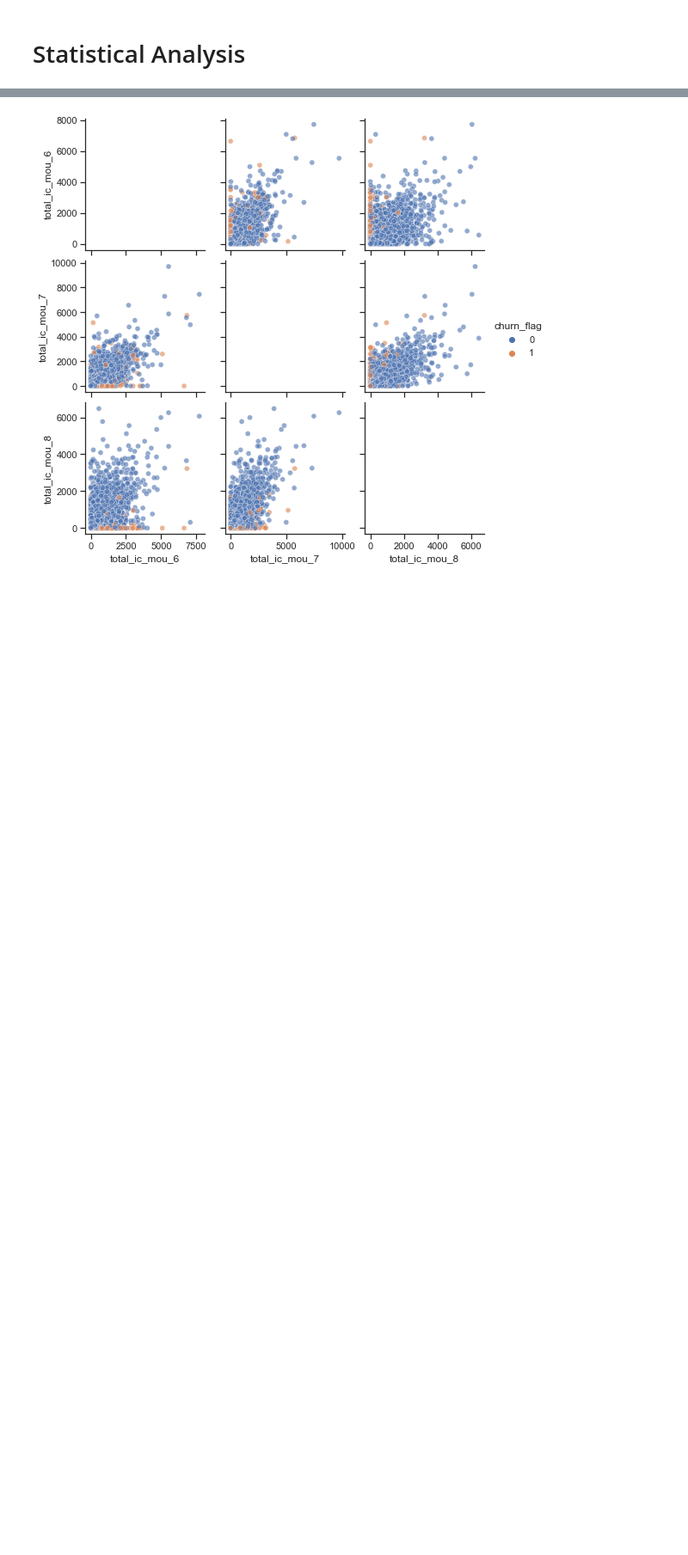
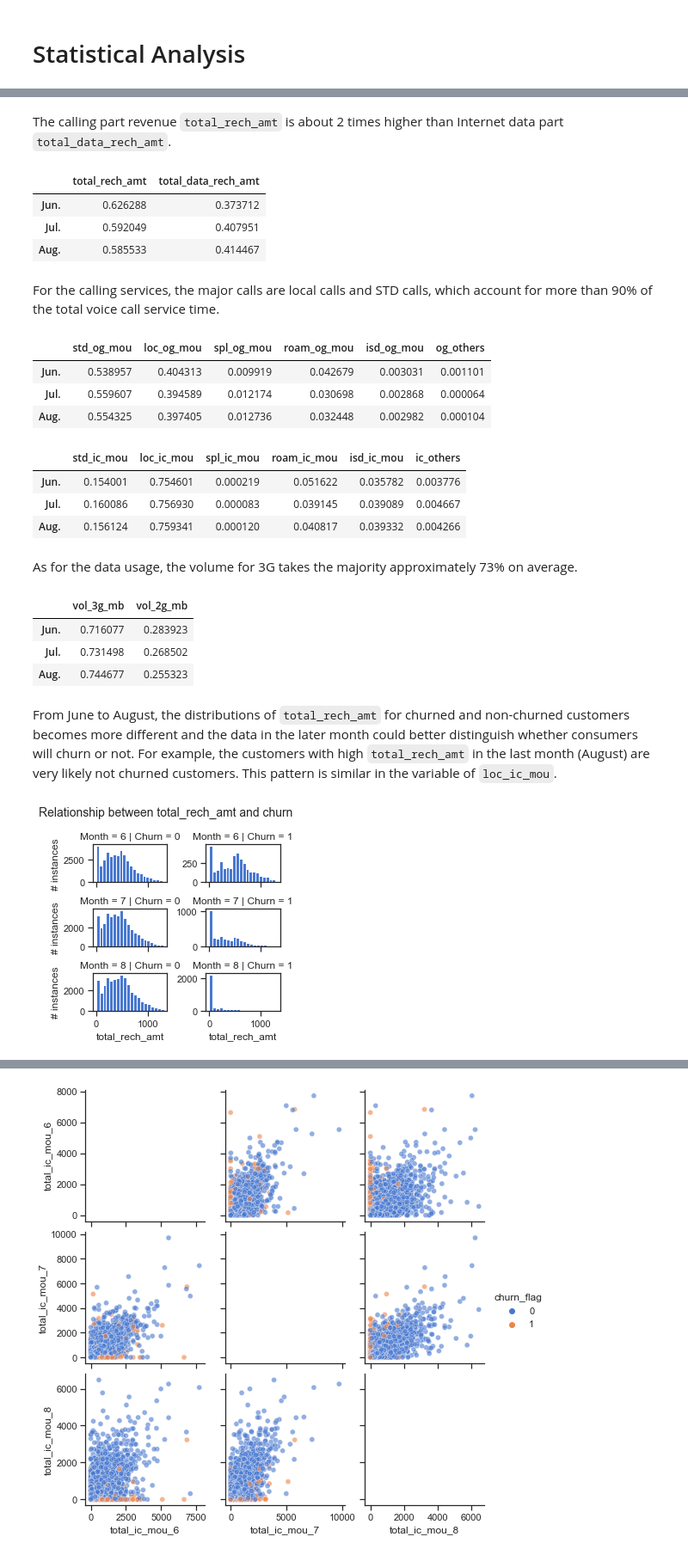
Before and after one commit to Crayon-ShinChan/ids-project, a Jupyter notebook: workflow.ipynb, the cells around one changed output, grey strips where cells are left out. Shown at 86% size. Drawn from its saved outputs; the diff is of its cells as text; code cells hidden in the pictures; blank space fills up the shorter version.

```diff
--- a/workflow.ipynb
+++ b/workflow.ipynb
@@ -805,0 +746,77 @@ plt.show()
+# %% [markdown]
+The calling part revenue `total_rech_amt` is about 2 times higher than Internet data part `total_data_rech_amt`.
+# %%
+busi_data = data_month_sum(highvalue, ['total_rech_amt', 'total_data_rech_amt'])
+busi_data.div(busi_data.sum(axis=1), axis=0)
+# %% [output]
+|  | total_rech_amt | total_data_rech_amt |
+| Jun. | 0.626288 | 0.373712 |
+| Jul. | 0.592049 | 0.407951 |
+| Aug. | 0.585533 | 0.414467 |
+# %% [markdown]
+For the calling services, the major calls are local calls and STD calls, which account for more than 90% of the total voice call service time.
+# %%
+busi_data = data_month_sum(
+    highvalue,
+    ['std_og_mou', 'loc_og_mou', 'spl_og_mou',
+     'roam_og_mou', 'isd_og_mou', 'og_others'],
+)
+busi_data.div(busi_data.sum(axis=1), axis=0)
+# %% [output]
+|  | std_og_mou | loc_og_mou | spl_og_mou | roam_og_mou | isd_og_mou | og_others |
+| Jun. | 0.538957 | 0.404313 | 0.009919 | 0.042679 | 0.003031 | 0.001101 |
+| Jul. | 0.559607 | 0.394589 | 0.012174 | 0.030698 | 0.002868 | 0.000064 |
+| Aug. | 0.554325 | 0.397405 | 0.012736 | 0.032448 | 0.002982 | 0.000104 |
+# %%
+busi_data = data_month_sum(
+    highvalue,
+    ['std_ic_mou', 'loc_ic_mou', 'spl_ic_mou',
+     'roam_ic_mou', 'isd_ic_mou', 'ic_others'],
+)
+busi_data.div(busi_data.sum(axis=1), axis=0)
+# %% [output]
+|  | std_ic_mou | loc_ic_mou | spl_ic_mou | roam_ic_mou | isd_ic_mou | ic_others |
+| Jun. | 0.154001 | 0.754601 | 0.000219 | 0.051622 | 0.035782 | 0.003776 |
+| Jul. | 0.160086 | 0.756930 | 0.000083 | 0.039145 | 0.039089 | 0.004667 |
+| Aug. | 0.156124 | 0.759341 | 0.000120 | 0.040817 | 0.039332 | 0.004266 |
+# %% [markdown]
+As for the data usage, the volume for 3G takes the majority approximately 73% on average.
+# %%
+busi_data = data_month_sum(highvalue, ['vol_3g_mb', 'vol_2g_mb'])
+busi_data.div(busi_data.sum(axis=1), axis=0)
+# %% [output]
+|  | vol_3g_mb | vol_2g_mb |
+| Jun. | 0.716077 | 0.283923 |
+| Jul. | 0.731498 | 0.268502 |
+| Aug. | 0.744677 | 0.255323 |
+# %%
+def plot_rel(prefix):
+    fig, axes = plt.subplots(3, 2, sharex=True, figsize=(4, 4), tight_layout=True)
+
+    col_list = [prefix + '_' + str(row) for row in range(6, 9)]
+    col_list.append('churn_flag')
+    filter_data = highvalue[col_list]
+    filter_data = filter_data.loc[(filter_data.iloc[:, 0] < filter_data.iloc[:, 0].quantile(0.95)) &
+                                  (filter_data.iloc[:, 1] < filter_data.iloc[:, 1].quantile(0.95)) &
+                                  (filter_data.iloc[:, 2] < filter_data.iloc[:, 2].quantile(0.95))]
+
+    for row in range(6, 9):
+        for col in range(0, 2):
+            xlabel = prefix + '_' + str(row)
+            axes[row - 6, col].hist(
+                filter_data.loc[filter_data['churn_flag'] == col, xlabel],
+                bins=20,
+            )
+            axes[row - 6, col].set_title('Month = ' + str(row) + ' | ' + "Churn = " + str(col))
+            if row == 8:
+                axes[row - 6, col].set_xlabel(prefix)
+            if col == 0:
+                axes[row - 6, col].set_ylabel('# instances')
+
+    fig.suptitle('Relationship between ' + prefix + ' and churn', fontsize=14)
+# %% [markdown]
+From June to August, the distributions of `total_rech_amt` for churned and non-churned customers becomes more different and the data in the later month could better distinguish whether consumers will churn or not. For example, the customers with high `total_rech_amt` in the last month (August) are very likely not churned customers. This pattern is similar in the variable of `loc_ic_mou`.
+# %%
+plot_rel('total_rech_amt')
+# %% [output]
+[figure, added]
```
Also changed, not shown: parts of 31 cells of this notebook, 2 other files.
